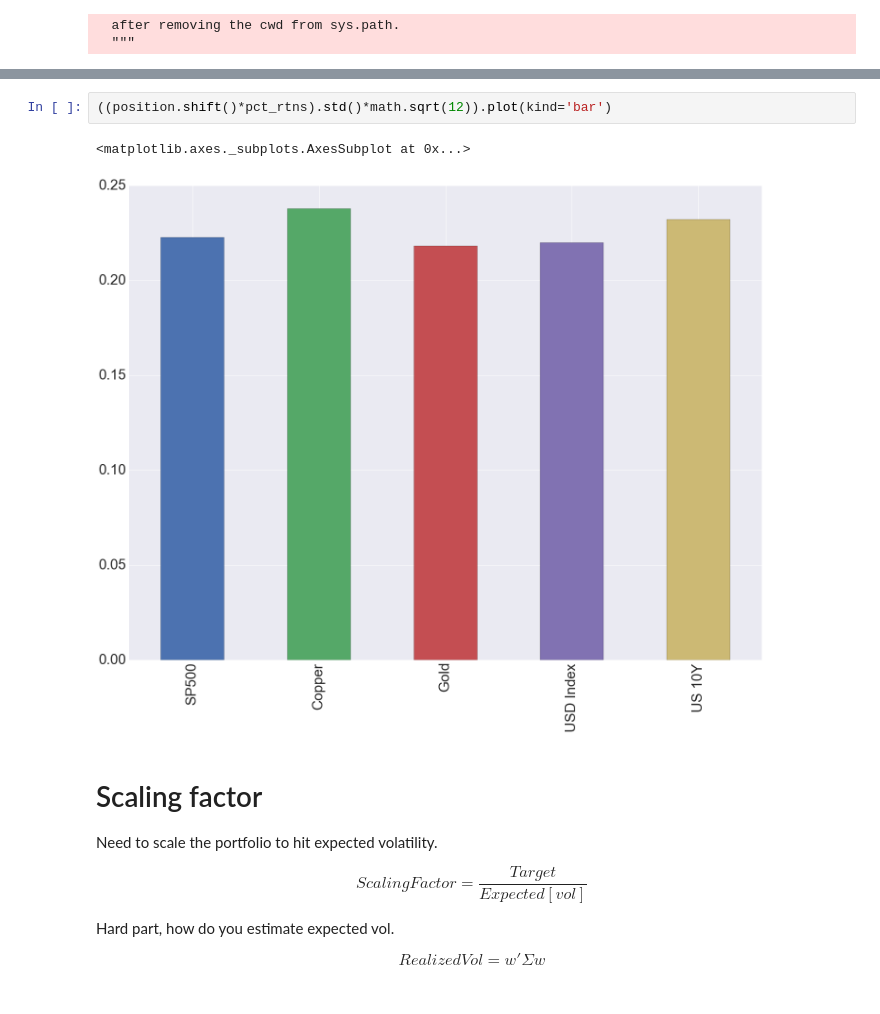
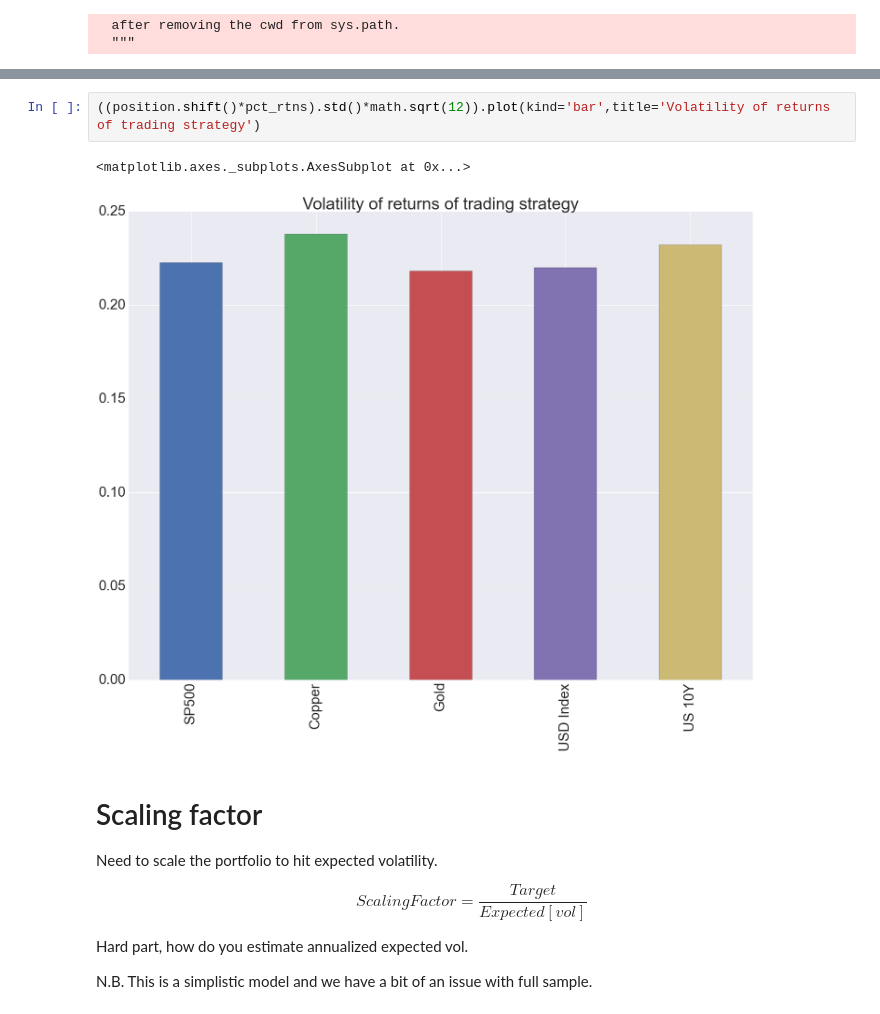
Before and after one commit to mrefermat/quant_finance, a Jupyter notebook: Signal_To_Trading.ipynb, the cells around one changed output, grey strips where cells are left out. Cells and saved outputs as stored; diff of their text form.

```diff
--- a/Signal_To_Trading.ipynb
+++ b/Signal_To_Trading.ipynb
@@ -103,8 +110,8 @@ position.shift()
 # %%
-((position.shift()*pct_rtns).std()*math.sqrt(12)).plot(kind='bar')
+((position.shift()*pct_rtns).std()*math.sqrt(12)).plot(kind='bar',title='Volatility of returns of trading strategy')
 # %% [output]
 <matplotlib.axes._subplots.AxesSubplot at 0x...>
-[figure, old version]
+[figure, new version]
 # %% [markdown]
 # Scaling factor
 
@@ -112,6 +119,6 @@ Need to scale the portfolio to hit expected volatility.
 
 $$ ScalingFactor = \frac{Target}{Expected[vol]}$$
 
-Hard part, how do you estimate expected vol.
+Hard part, how do you estimate annualized expected vol.
 
-$$ RealizedVol = w' \Sigma w $$
+N.B. This is a simplistic model and we have a bit of an issue with full sample.
```
Also changed, not shown: parts of 14 cells of this notebook, 1 other file.
